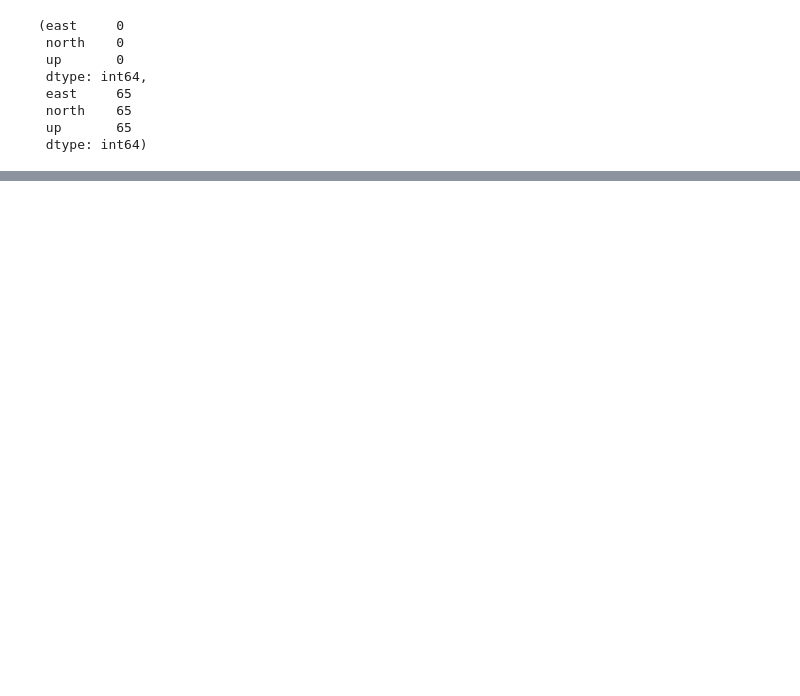
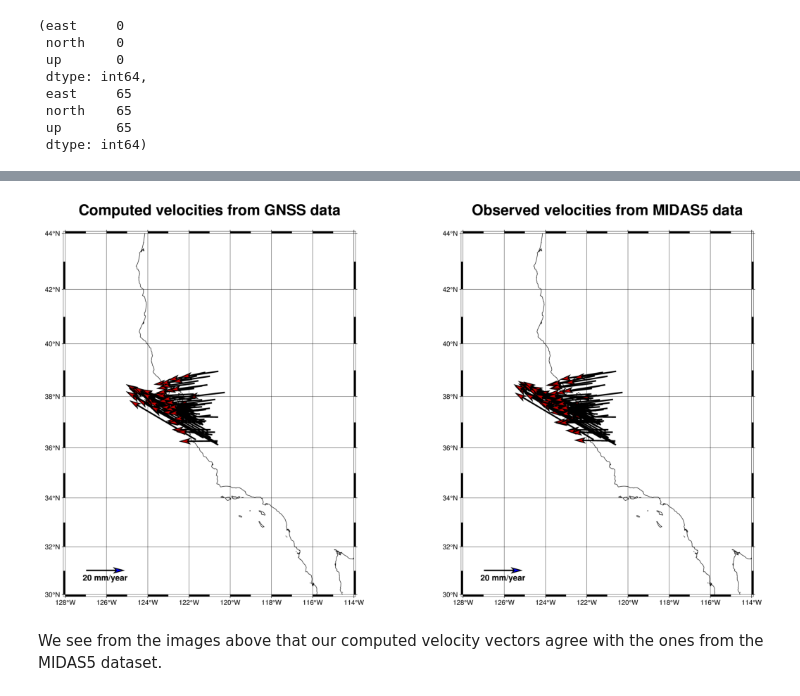
Before and after one commit to ICSlingerland/synthesis_assign, a Jupyter notebook: synthesis.ipynb, the cells around one changed output, grey strips where cells are left out. Cells and saved outputs as stored; diff of their text form; code cells hidden in the pictures; blank space fills up the shorter version.

```diff
--- a/synthesis.ipynb
+++ b/synthesis.ipynb
@@ -537,27 +415,0 @@ fig.savefig("velocities_midas5.png")
-# %%
-def plot_images_side_by_side(image_path1, image_path2):
-    """
-    Plots two images side by side.
-
-    Args:
-    image_path1 (str): Path to the first image file.
-    image_path2 (str): Path to the second image file.
-    """
-    from matplotlib import pyplot as plt
-    import matplotlib.image as mpimg
-
-    img1 = mpimg.imread(image_path1)
-    img2 = mpimg.imread(image_path2)
-
-    fig, axes = plt.subplots(1, 2)
-    axes[0].imshow(img1)
-    axes[0].axis('off')  # Turn off axis numbers and ticks
-    axes[1].imshow(img2)
-    axes[1].axis('off')
-
-
-    plt.tight_layout()
-    plt.savefig("velocities_comparison.png")
-    plt.close()
-
-    plt.show()
@@ -668,0 +553,6 @@ ValueError: too many values to unpack (expected 2)
+# %%
+plot_images_side_by_side("velocities_gnss.png", "velocities_midas5.png")
+# %% [output]
+[figure, added]
+# %% [markdown]
+We see from the images above that our computed velocity vectors agree with the ones from the MIDAS5 dataset.
```
Also changed, not shown: parts of 77 cells of this notebook, 10 other files.
